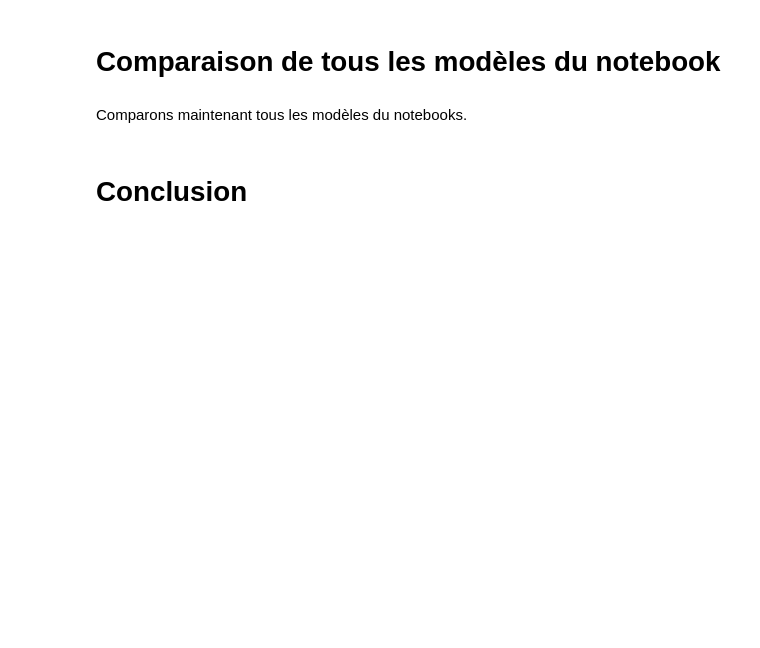
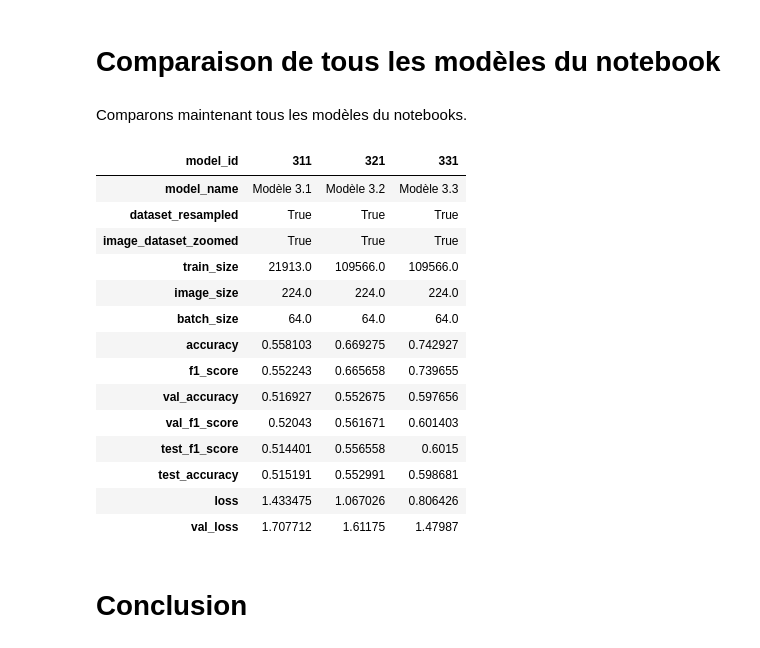
Before and after one commit to DataScientest-Studio/nov23_bds_rakuten, a Jupyter notebook: notebooks/data-modeling-images-3.ipynb, the cells around one changed output. Cells and saved outputs as stored; diff of their text form; code cells hidden in the pictures; blank space fills up the shorter version.

Commit message:
complete redacting of document + add section 3 results: 0.60 f1-score on test

```diff
--- a/notebooks/data-modeling-images-3.ipynb
+++ b/notebooks/data-modeling-images-3.ipynb
@@ -1458,8 +1518,25 @@ reporting_df.loc[model_id].T
 Comparons maintenant tous les modèles du notebooks.
 # %%
 model_comparison_cols = ["model_name","dataset_resampled","image_dataset_zoomed",
-        "train_size","image_size","batch_size","test_f1_score","test_accuracy",
+        "train_size","image_size","batch_size",
+        "accuracy","f1_score","val_accuracy","val_f1_score","test_f1_score","test_accuracy",
           "loss","val_loss"]
 display(reporting_df.loc[[311,321,331],model_comparison_cols].T)
+# %% [output]
+| model_id | 311 | 321 | 331 |
+| model_name | Modèle 3.1 | Modèle 3.2 | Modèle 3.3 |
+| dataset_resampled | True | True | True |
+| image_dataset_zoomed | True | True | True |
+| train_size | 21913.0 | 109566.0 | 109566.0 |
+| image_size | 224.0 | 224.0 | 224.0 |
+| batch_size | 64.0 | 64.0 | 64.0 |
+| accuracy | 0.558103 | 0.669275 | 0.742927 |
+| f1_score | 0.552243 | 0.665658 | 0.739655 |
+| val_accuracy | 0.516927 | 0.552675 | 0.597656 |
+| val_f1_score | 0.52043 | 0.561671 | 0.601403 |
+| test_f1_score | 0.514401 | 0.556558 | 0.6015 |
+| test_accuracy | 0.515191 | 0.552991 | 0.598681 |
+| loss | 1.433475 | 1.067026 | 0.806426 |
+| val_loss | 1.707712 | 1.61175 | 1.47987 |
 # %% [markdown]
 # Conclusion
```
Also changed, not shown: parts of 20 cells of this notebook.
